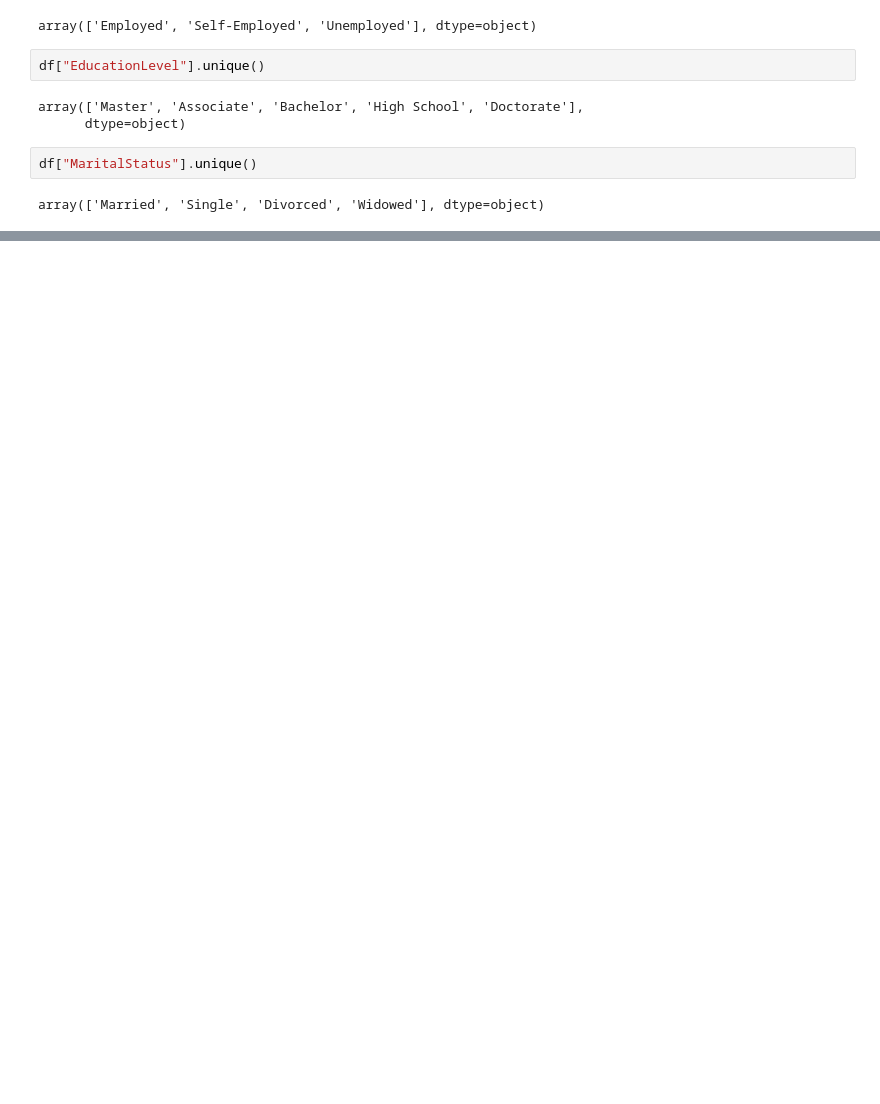
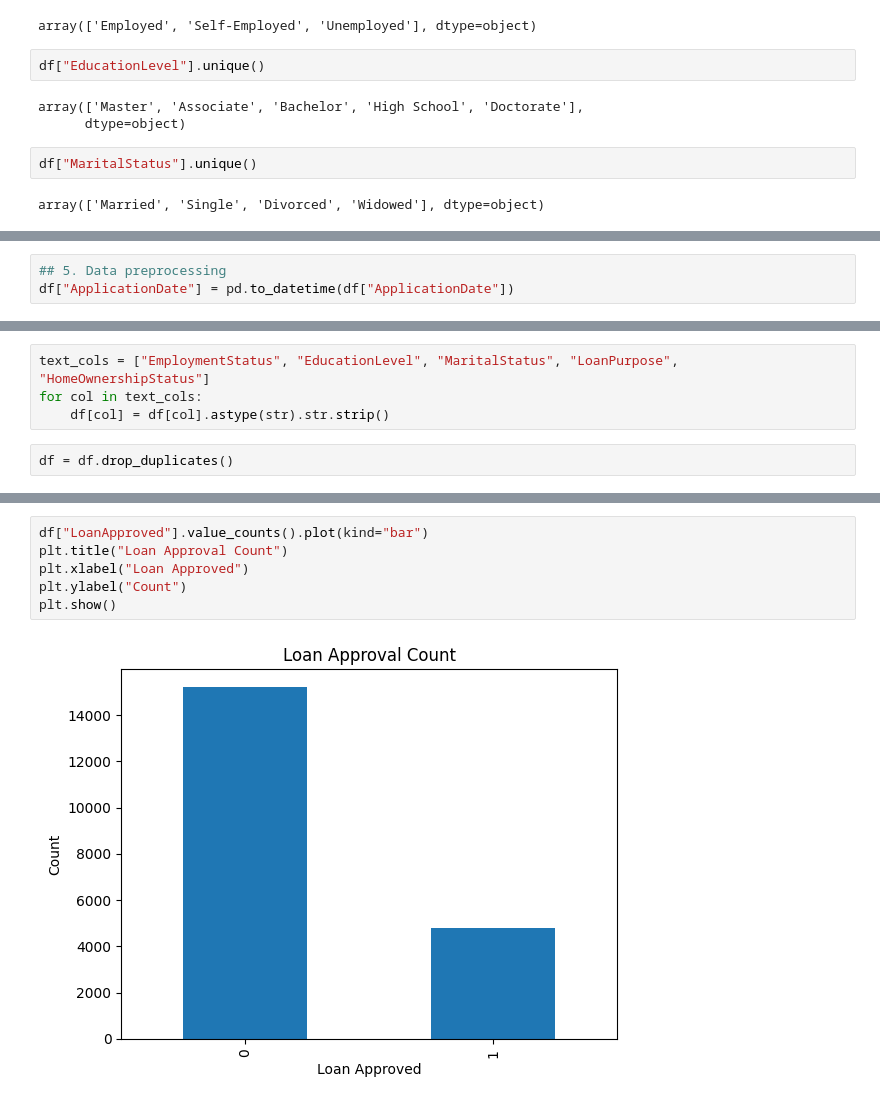
Before and after one commit to Viet2707/loan-risk-analysis-project, a Jupyter notebook: notebooks/loan_risk_analysis.ipynb, the cells around one changed output, grey strips where cells are left out. Drawn from its saved outputs; the diff is of its cells as text; blank space fills up the shorter version.

```diff
--- a/notebooks/loan_risk_analysis.ipynb
+++ b/notebooks/loan_risk_analysis.ipynb
@@ -145,0 +133,3 @@ plt.show()
+# %%
+## 5. Data preprocessing
+df["ApplicationDate"] = pd.to_datetime(df["ApplicationDate"])
@@ -145,0 +156,6 @@ plt.show()
+# %%
+text_cols = ["EmploymentStatus", "EducationLevel", "MaritalStatus", "LoanPurpose", "HomeOwnershipStatus"]
+for col in text_cols:
+    df[col] = df[col].astype(str).str.strip()
+# %%
+df = df.drop_duplicates()
@@ -145,0 +195,8 @@ plt.show()
+# %%
+df["LoanApproved"].value_counts().plot(kind="bar")
+plt.title("Loan Approval Count")
+plt.xlabel("Loan Approved")
+plt.ylabel("Count")
+plt.show()
+# %% [output]
+[figure, added]
```
Also changed, not shown: parts of 36 cells of this notebook, 3 other files.
